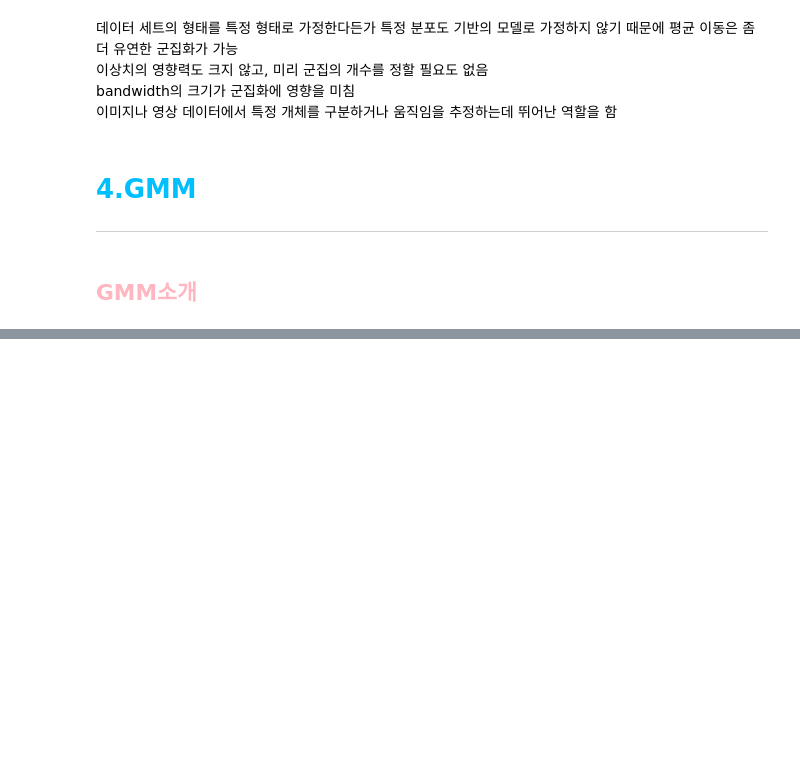
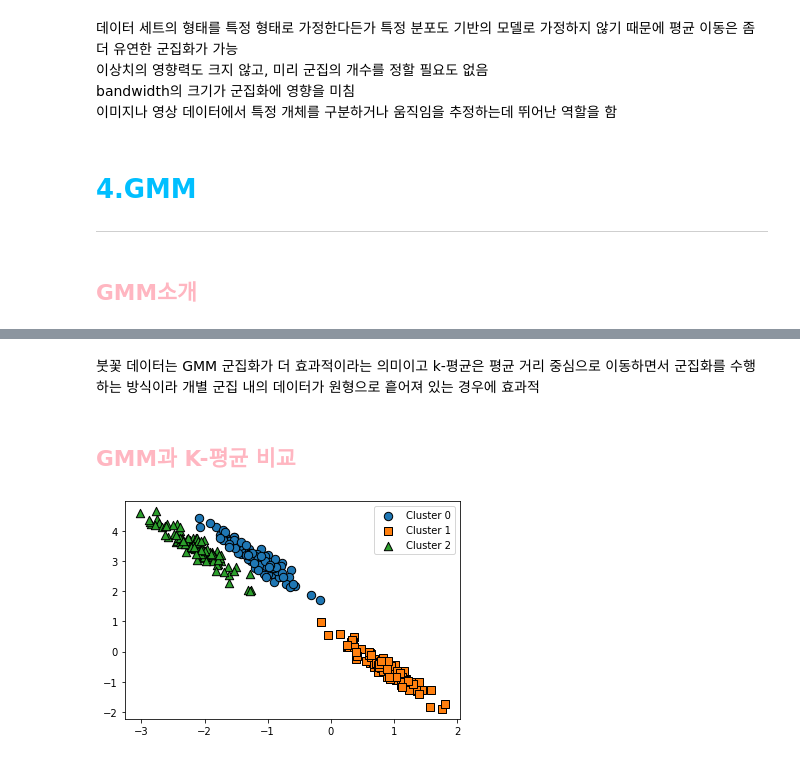
Before and after one commit to hyerim02/ML, a Jupyter notebook: CH7-2 군집화.ipynb, the cells around one changed output, grey strips where cells are left out. Cells and saved outputs as stored; diff of their text form; code cells hidden in the pictures; blank space fills up the shorter version.

```diff
--- a/CH7-2 군집화.ipynb
+++ b/CH7-2 군집화.ipynb
@@ -106,0 +153,48 @@ bandwidth의 크기가 군집화에 영향을 미침
+# %% [markdown]
+붓꽃 데이터는 GMM 군집화가 더 효과적이라는 의미이고 k-평균은 평균 거리 중심으로 이동하면서 군집화를 수행하는 방식이라 개별 군집 내의 데이터가 원형으로 흩어져 있는 경우에 효과적
+# %% [markdown]
+## <span style="color:lightpink">GMM과 K-평균 비교</span>
+# %%
+def visualize_cluster_plot(clusterobj, dataframe, label_name, iscenter=True):
+    if iscenter :
+        centers = clusterobj.cluster_centers_
+
+    unique_labels = np.unique(dataframe[label_name].values)
+    markers=['o', 's', '^', 'x', '*']
+    isNoise=False
+
+    for label in unique_labels:
+        label_cluster = dataframe[dataframe[label_name]==label]
+        if label == -1:
+            cluster_legend = 'Noise'
+            isNoise=True
+        else :
+            cluster_legend = 'Cluster '+str(label)
+
+        plt.scatter(x=label_cluster['ftr1'], y=label_cluster['ftr2'], s=70,\
+                    edgecolor='k', marker=markers[label], label=cluster_legend)
+
+        if iscenter:
+            center_x_y = centers[label]
+            plt.scatter(x=center_x_y[0], y=center_x_y[1], s=250, color='white',
+                        alpha=0.9, edgecolor='k', marker=markers[label])
+            plt.scatter(x=center_x_y[0], y=center_x_y[1], s=70, color='k',\
+                        edgecolor='k', marker='$%d$' % label)
+    if isNoise:
+        legend_loc='upper center'
+    else: legend_loc='upper right'
+
+    plt.legend(loc=legend_loc)
+    plt.show()
+# %%
+from sklearn.datasets import make_blobs
+
+X, y = make_blobs(n_samples=300, n_features=2, centers=3, cluster_std=0.5, random_state=0)
+
+transformation = [[0.60834549, -0.63667341], [-0.40887718, 0.85253229]]
+X_aniso = np.dot(X, transformation)
+clusterDF = pd.DataFrame(data=X_aniso, columns=['ftr1', 'ftr2'])
+clusterDF['target'] = y
+visualize_cluster_plot(None, clusterDF, 'target', iscenter=False)
+# %% [output]
+[figure, added]
```
Also changed, not shown: parts of 11 cells of this notebook, 1 other file.
